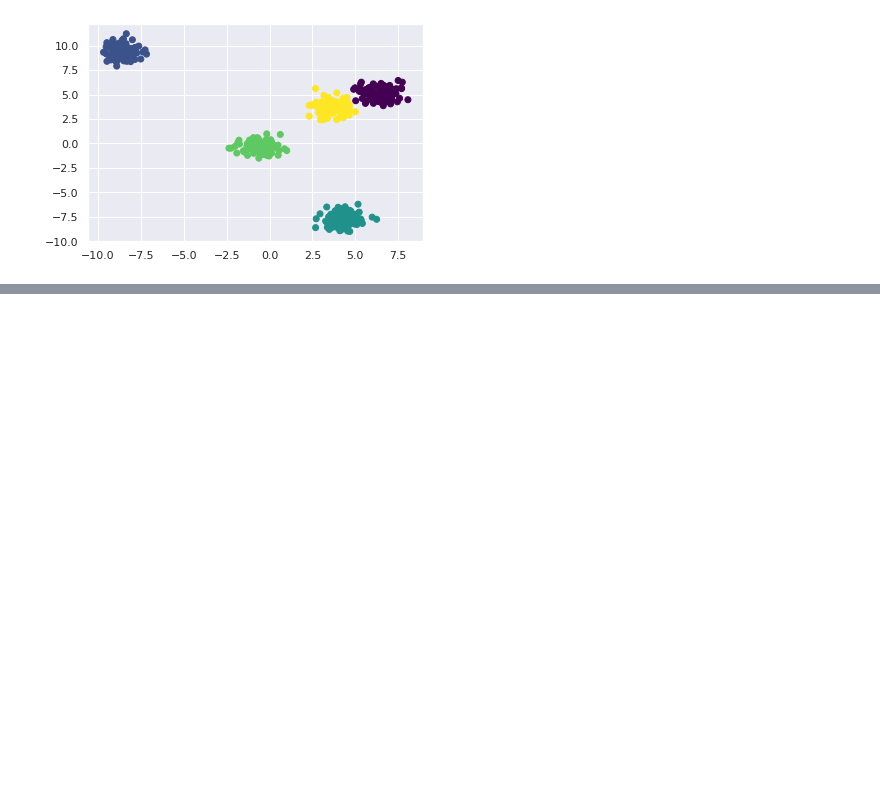
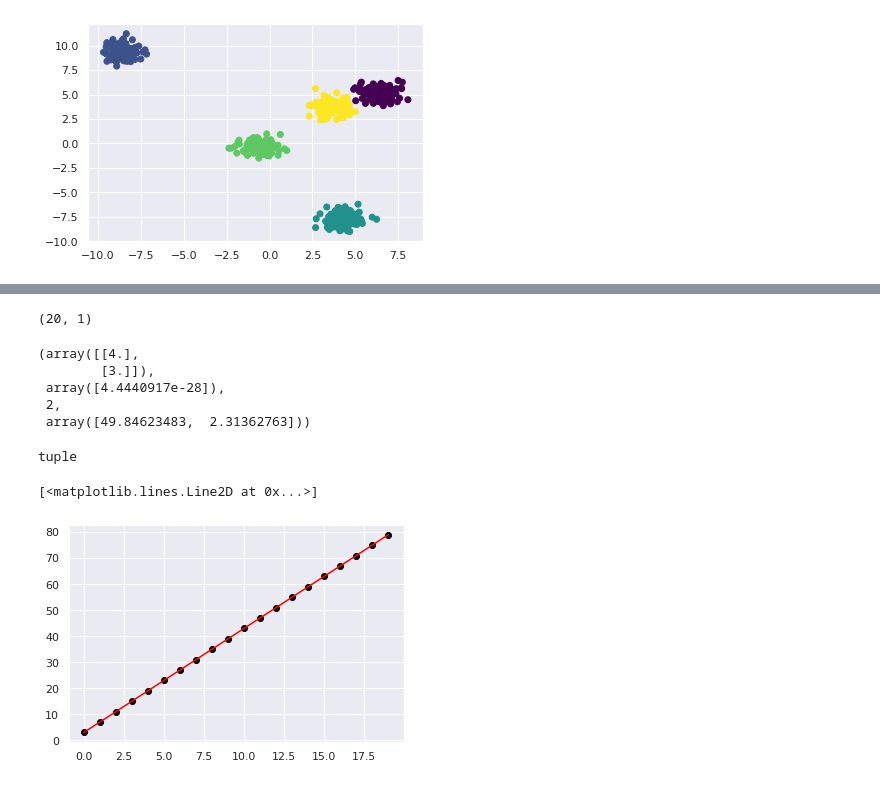
Before and after one commit to andvsilva/data_science_journey, a Jupyter notebook: course_ds/notebooks/ml_features.ipynb, the cells around one changed output, grey strips where cells are left out. Saved outputs shown, nothing was run; the diff lists cells and outputs as text; code cells hidden in the pictures; blank space fills up the shorter version.

```diff
--- a/course_ds/notebooks/ml_features.ipynb
+++ b/course_ds/notebooks/ml_features.ipynb
@@ -209,0 +456,3 @@ plt.scatter(X[:,0], X[:,1],c=y_pred, cmap='viridis')
+# %%
+X2 = np.hstack((X[:,np.newaxis],on))
+X2
@@ -209,0 +480,26 @@ plt.scatter(X[:,0], X[:,1],c=y_pred, cmap='viridis')
+# %%
+y = y[:,np.newaxis]
+y.shape
+# %% [output]
+(20, 1)
+# %%
+a = np.linalg.lstsq(X2,y, rcond=-1)
+a
+# %% [output]
+(array([[4.],
+        [3.]]),
+ array([4.4440917e-28]),
+ 2,
+ array([49.84623483,  2.31362763]))
+# %%
+type(a)
+# %% [output]
+tuple
+# %%
+y_pred = a[0][0]*X +a[0][1]
+# %%
+plt.scatter(X,y, color='black') # Data
+plt.plot(X,y_pred, color='red')
+# %% [output]
+[<matplotlib.lines.Line2D at 0x...>]
+[figure, added]
```
Also changed, not shown: parts of 72 cells of this notebook, 6 other files.
